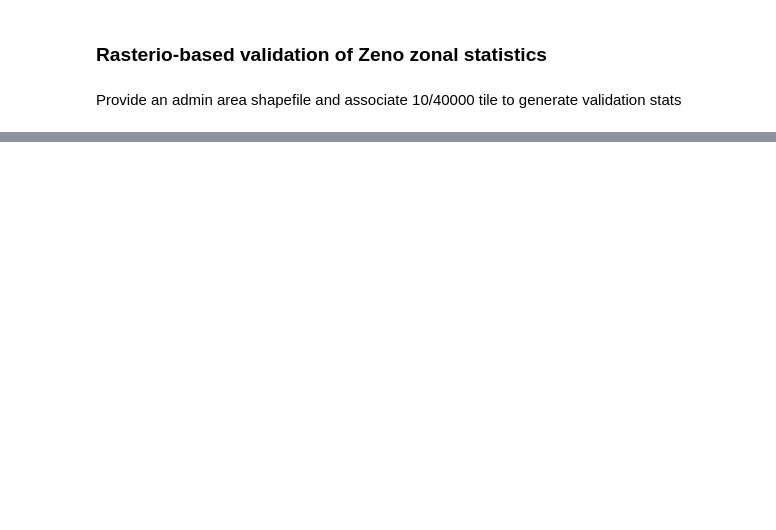
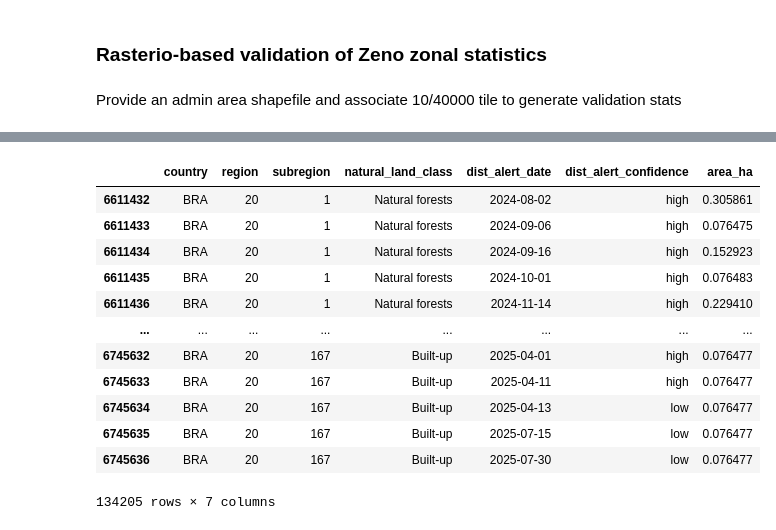
Before and after one commit to wri/project-zeno-data-infra, a Jupyter notebook: notebooks/validate_zonal_stats.ipynb, the cells around one changed output, grey strips where cells are left out. Saved outputs shown, nothing was run; the diff lists cells and outputs as text; code cells hidden in the pictures; blank space fills up the shorter version.

```diff
--- a/notebooks/validate_zonal_stats.ipynb
+++ b/notebooks/validate_zonal_stats.ipynb
@@ -256,3 +275,19 @@ result_df
 # %%
-zeno_df = pd.read_parquet("s3://gfw-data-lake/umd_glad_dist_alerts/parquet2/gadm_dist_alerts.parquet")
+zeno_df = pd.read_parquet("s3://gfw-data-lake/umd_glad_dist_alerts/v20251004/tabular/zonal_stats/gadm/gadm_adm2_dist_alerts_by_natural_lands.parquet")
 zeno_aoi_df = zeno_df[(zeno_df["country"] == "BRA") & (zeno_df["region"] == 20)]
+# %%
+zeno_aoi_df
+# %% [output]
+|  | country | region | subregion | natural_land_class | dist_alert_date | dist_alert_confidence | area_ha |
+| 6611432 | BRA | 20 | 1 | Natural forests | 2024-08-02 | high | 0.305861 |
+| 6611433 | BRA | 20 | 1 | Natural forests | 2024-09-06 | high | 0.076475 |
+| 6611434 | BRA | 20 | 1 | Natural forests | 2024-09-16 | high | 0.152923 |
+| 6611435 | BRA | 20 | 1 | Natural forests | 2024-10-01 | high | 0.076483 |
+| 6611436 | BRA | 20 | 1 | Natural forests | 2024-11-14 | high | 0.229410 |
+| ... | ... | ... | ... | ... | ... | ... | ... |
+| 6745632 | BRA | 20 | 167 | Built-up | 2025-04-01 | high | 0.076477 |
+| 6745633 | BRA | 20 | 167 | Built-up | 2025-04-11 | high | 0.076477 |
+| 6745634 | BRA | 20 | 167 | Built-up | 2025-04-13 | low | 0.076477 |
+| 6745635 | BRA | 20 | 167 | Built-up | 2025-07-15 | low | 0.076477 |
+| 6745636 | BRA | 20 | 167 | Built-up | 2025-07-30 | low | 0.076477 |
+134205 rows × 7 columns
```
Also changed, not shown: parts of 12 cells of this notebook, 2 other files.
